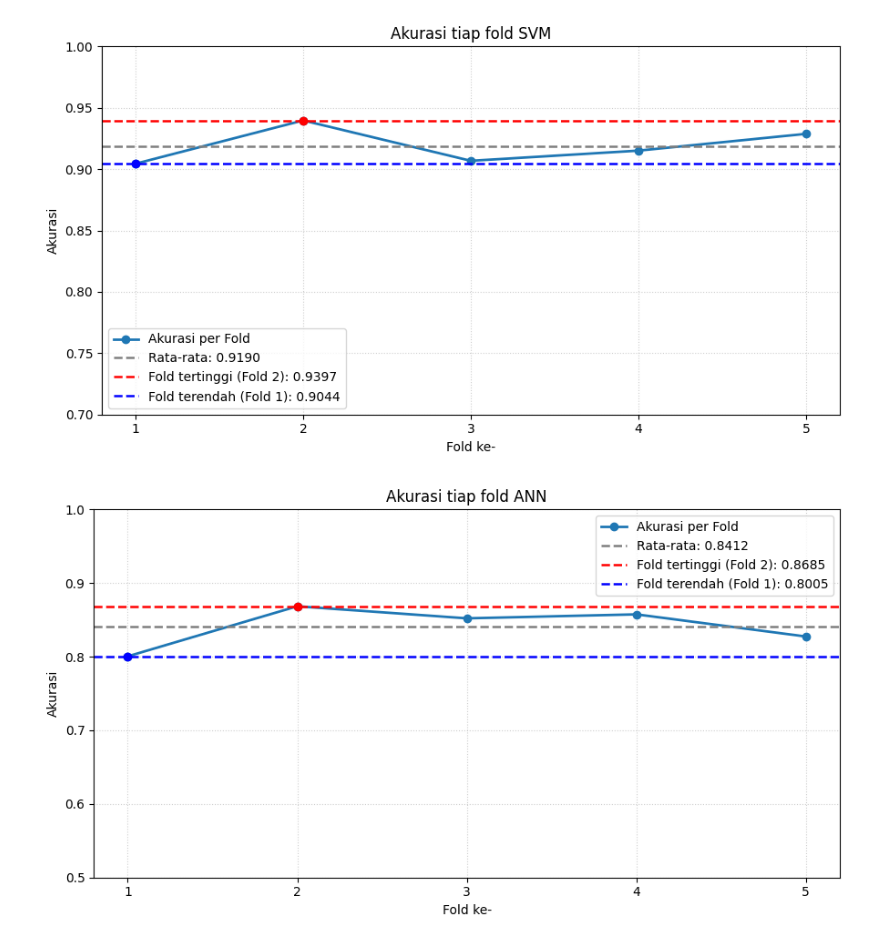
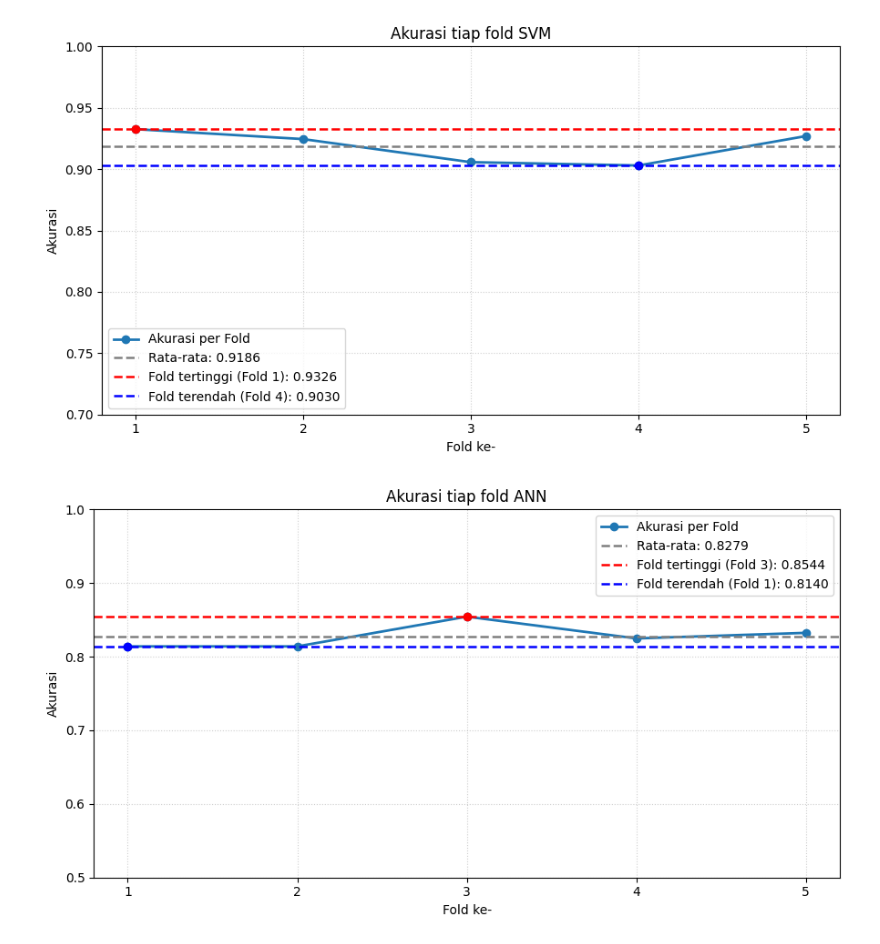
Before and after one commit to abdulrahemfaqih/SIDANG_SKRIPSI, a Jupyter notebook: code_notebooks/Grafik.ipynb, the cells around one changed output. Cells and saved outputs as stored; diff of their text form; code cells hidden in the pictures.

```diff
--- a/code_notebooks/Grafik.ipynb
+++ b/code_notebooks/Grafik.ipynb
@@ -76,9 +76,9 @@ plot_akurasi_per_fold([0.7104, 0.7671,0.7370, 0.8329, 0.7397], nama_model="LR",
 # %%
-plot_akurasi_per_fold([0.9044, 0.9397,0.9068, 0.9151, 0.9288], nama_model="SVM", y_min=0.700, y_max=1.000)
+plot_akurasi_per_fold([0.9326, 0.9245,0.9057, 0.9030, 0.9270], nama_model="SVM", y_min=0.700, y_max=1.000)
 # %% [output]
-[figure, old version]
+[figure, new version]
 # %%
-plot_akurasi_per_fold([0.8005, 0.8685,0.8521, 0.8575, 0.8274], nama_model="ANN", y_min=0.500, y_max=1.000)
+plot_akurasi_per_fold([0.8140, 0.8140,0.8544, 0.8248, 0.8324], nama_model="ANN", y_min=0.500, y_max=1.000)
 # %% [output]
-[figure, old version]
+[figure, new version]
 # %%
```
Also changed, not shown: parts of 6 cells of this notebook, 42 other files.
